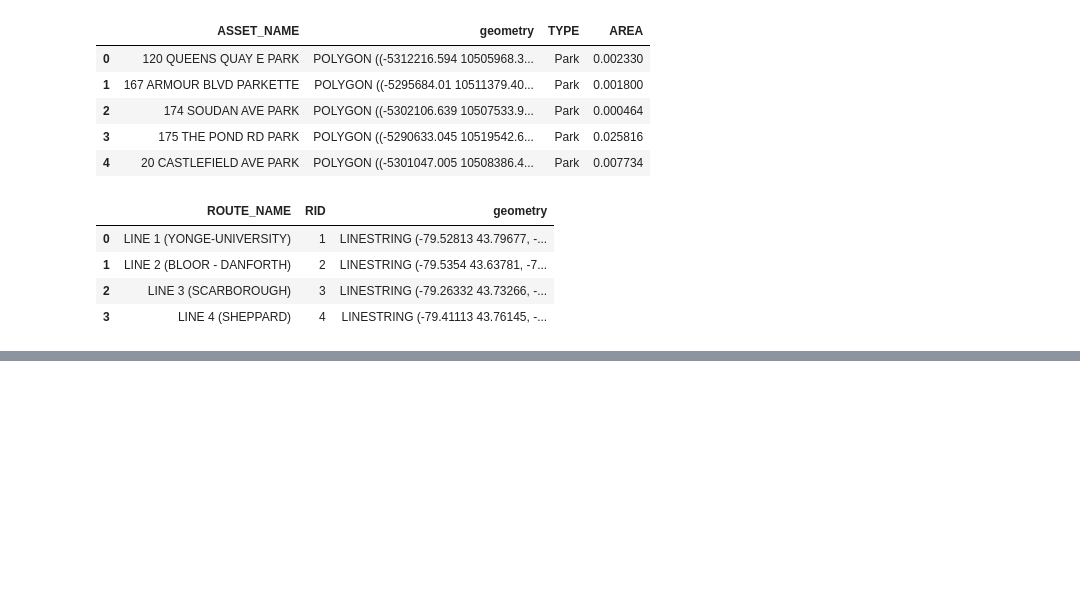
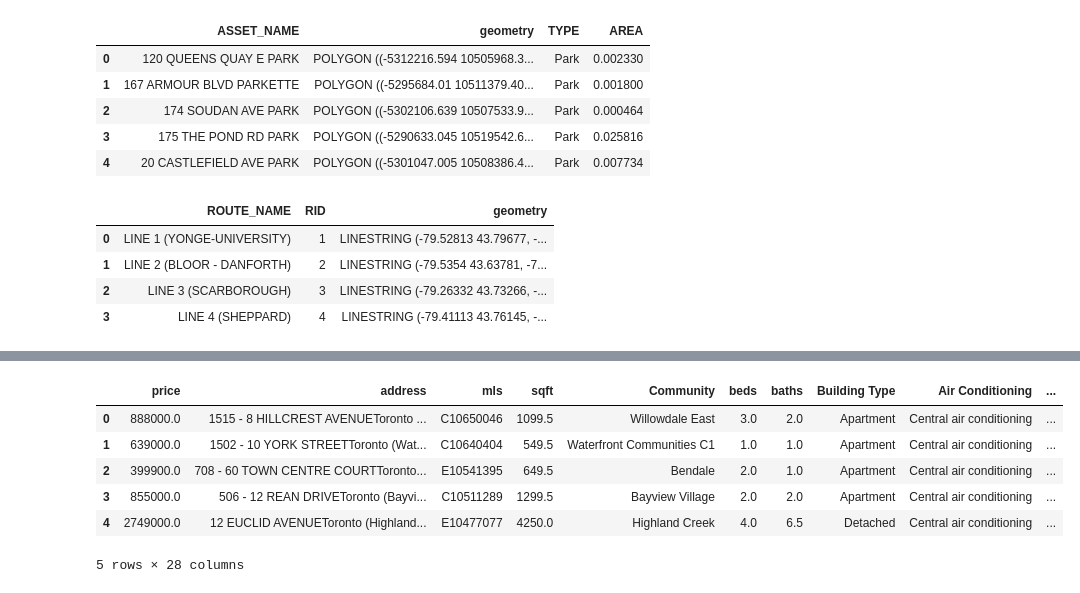
Before and after one commit to sunnyjen/CME358-Final_project, a Jupyter notebook: 2_data_cleaning/Combined Data.ipynb, the cells around one changed output, grey strips where cells are left out. Drawn from its saved outputs; the diff is of its cells as text; code cells hidden in the pictures; blank space fills up the shorter version.

```diff
--- a/2_data_cleaning/Combined Data.ipynb
+++ b/2_data_cleaning/Combined Data.ipynb
@@ -117,0 +118,16 @@ schools.head()
+# %%
+# Import Real Estate Data
+real_estate = pd.read_csv("cleaned_csv/prelim_final_merged_need_to_check.csv")
+real_estate['geometry'] = real_estate.apply(lambda row: Point(row['long'], row['lat']), axis=1)
+real_estate = gpd.GeoDataFrame(real_estate, geometry='geometry')
+real_estate.drop(columns=["lat", "long", "Unnamed: 0"], inplace=True)
+real_estate.set_crs("EPSG:4326", inplace=True)
+real_estate.head()
+# %% [output]
+|  | price | address | mls | sqft | Community | beds | baths | Building Type | Air Conditioning | ... |
+| 0 | 888000.0 | 1515 - 8 HILLCREST AVENUEToronto ... | C10650046 | 1099.5 | Willowdale East | 3.0 | 2.0 | Apartment | Central air conditioning | ... |
+| 1 | 639000.0 | 1502 - 10 YORK STREETToronto (Wat... | C10640404 | 549.5 | Waterfront Communities C1 | 1.0 | 1.0 | Apartment | Central air conditioning | ... |
+| 2 | 399900.0 | 708 - 60 TOWN CENTRE COURTToronto... | E10541395 | 649.5 | Bendale | 2.0 | 1.0 | Apartment | Central air conditioning | ... |
+| 3 | 855000.0 | 506 - 12 REAN DRIVEToronto (Bayvi... | C10511289 | 1299.5 | Bayview Village | 2.0 | 2.0 | Apartment | Central air conditioning | ... |
+| 4 | 2749000.0 | 12 EUCLID AVENUEToronto (Highland... | E10477077 | 4250.0 | Highland Creek | 4.0 | 6.5 | Detached | Central air conditioning | ... |
+5 rows × 28 columns
```
Also changed, not shown: parts of 12 cells of this notebook, 1 other file.
